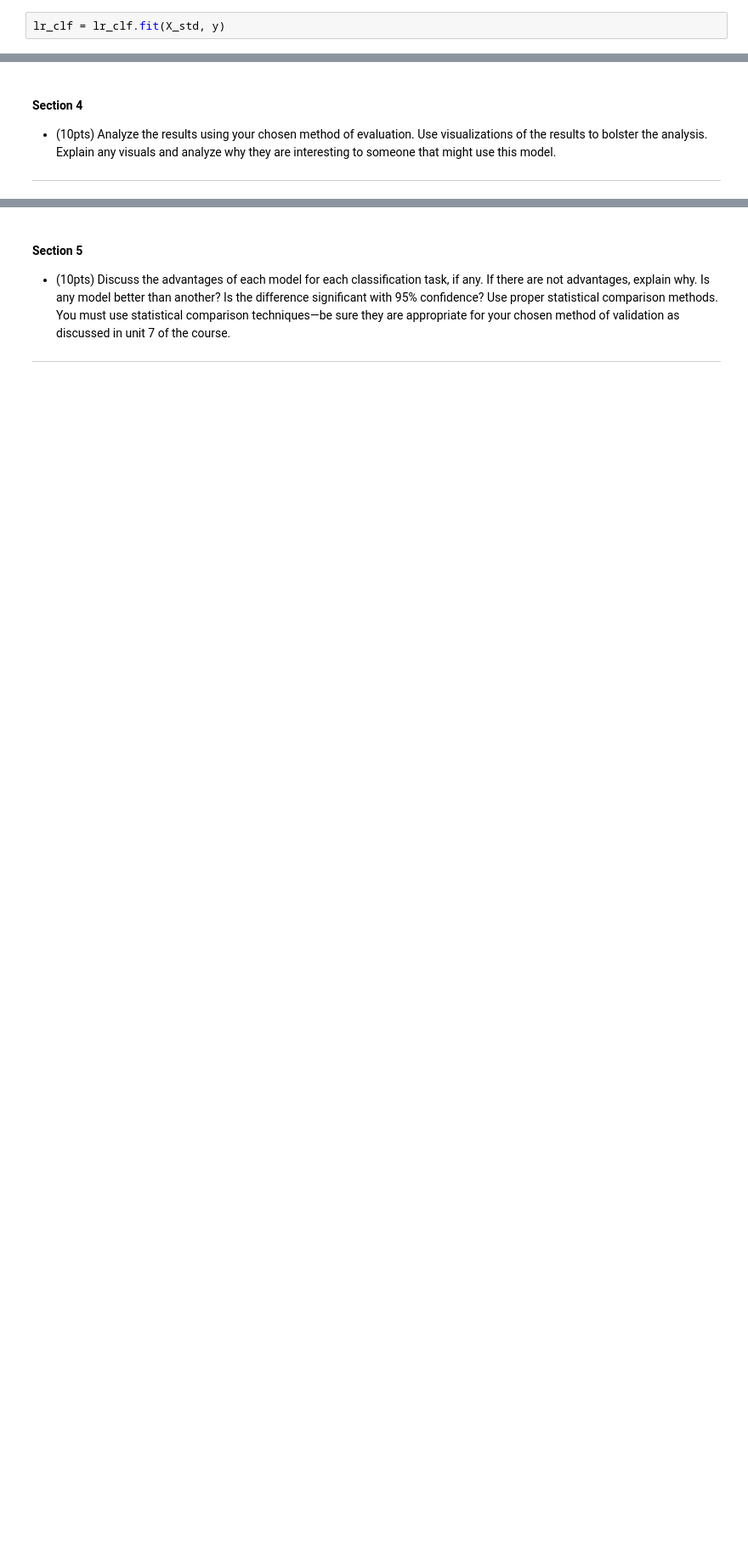
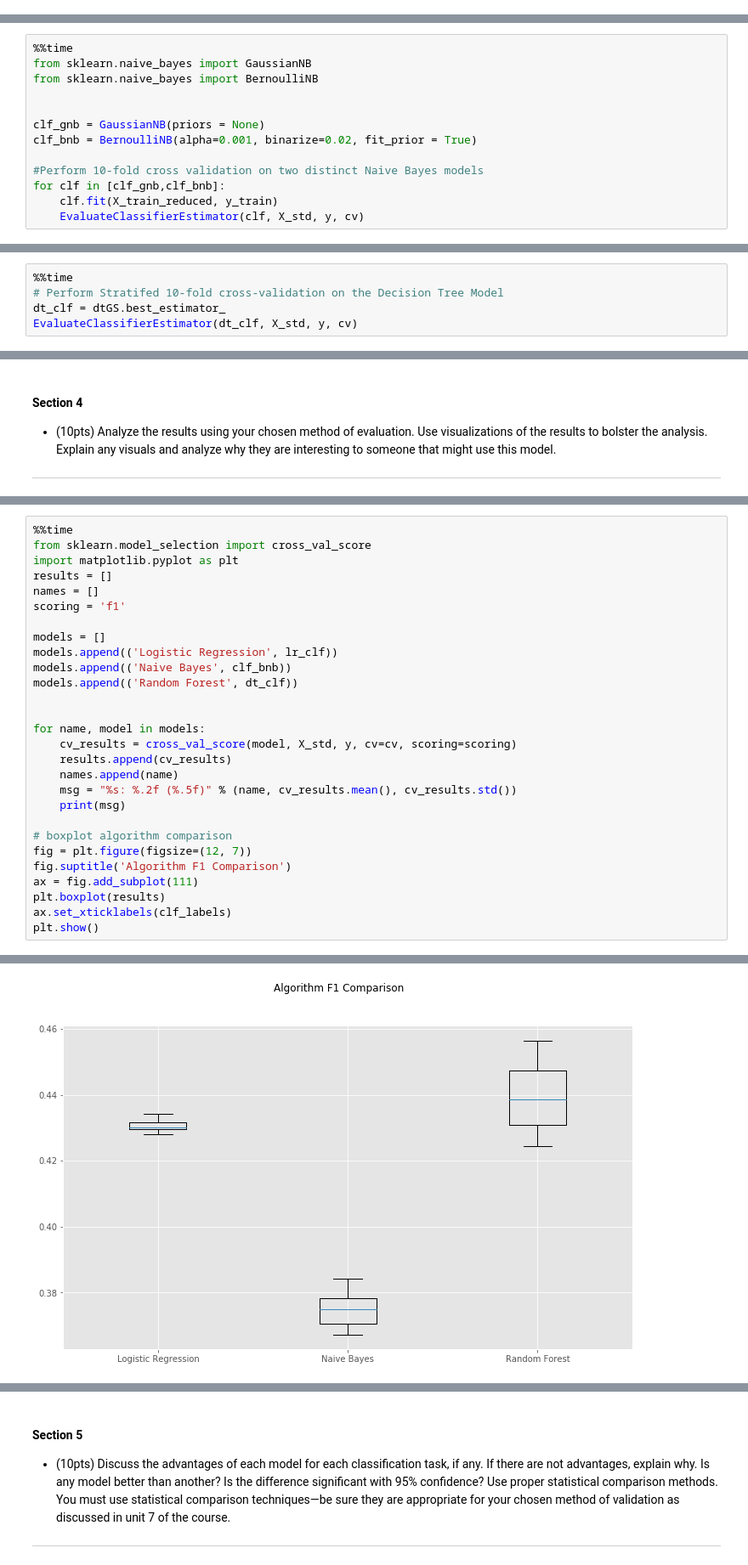
Before and after one commit to i4a/olympics, a Jupyter notebook: LabAssignmentTwo.ipynb, the cells around one changed output, grey strips where cells are left out. Shown at 85% size. Saved outputs shown, nothing was run; the diff lists cells and outputs as text; blank space fills up the shorter version.

```diff
--- a/LabAssignmentTwo.ipynb
+++ b/LabAssignmentTwo.ipynb
@@ -272,2 +392,0 @@ EvaluateClassifierEstimator2(lr_clf, X_std, y, 10)
-# %%
-lr_clf = lr_clf.fit(X_std, y)
@@ -281,0 +421,13 @@ clf2
+# %%
+%%time
+from sklearn.naive_bayes import GaussianNB
+from sklearn.naive_bayes import BernoulliNB
+
+
+clf_gnb = GaussianNB(priors = None)
+clf_bnb = BernoulliNB(alpha=0.001, binarize=0.02, fit_prior = True)
+
+#Perform 10-fold cross validation on two distinct Naive Bayes models
+for clf in [clf_gnb,clf_bnb]:
+    clf.fit(X_train_reduced, y_train)
+    EvaluateClassifierEstimator(clf, X_std, y, cv)
@@ -281,0 +500,5 @@ clf2
+# %%
+%%time
+# Perform Stratifed 10-fold cross-validation on the Decision Tree Model
+dt_clf = dtGS.best_estimator_
+EvaluateClassifierEstimator(dt_clf, X_std, y, cv)
@@ -287,0 +541,29 @@ clf2
+# %%
+%%time
+from sklearn.model_selection import cross_val_score
+import matplotlib.pyplot as plt
+results = []
+names = []
+scoring = 'f1'
+
+models = []
+models.append(('Logistic Regression', lr_clf))
+models.append(('Naive Bayes', clf_bnb))
+models.append(('Random Forest', dt_clf))
+
+
+for name, model in models:
+    cv_results = cross_val_score(model, X_std, y, cv=cv, scoring=scoring)
+    results.append(cv_results)
+    names.append(name)
+    msg = "%s: %.2f (%.5f)" % (name, cv_results.mean(), cv_results.std())
+    print(msg)
+
+# boxplot algorithm comparison
+fig = plt.figure(figsize=(12, 7))
+fig.suptitle('Algorithm F1 Comparison')
+ax = fig.add_subplot(111)
+plt.boxplot(results)
+ax.set_xticklabels(clf_labels)
+plt.show()
+# %% [output]
@@ -287,0 +573 @@ clf2
+[figure, added]
```
Also changed, not shown: parts of 57 cells of this notebook.
